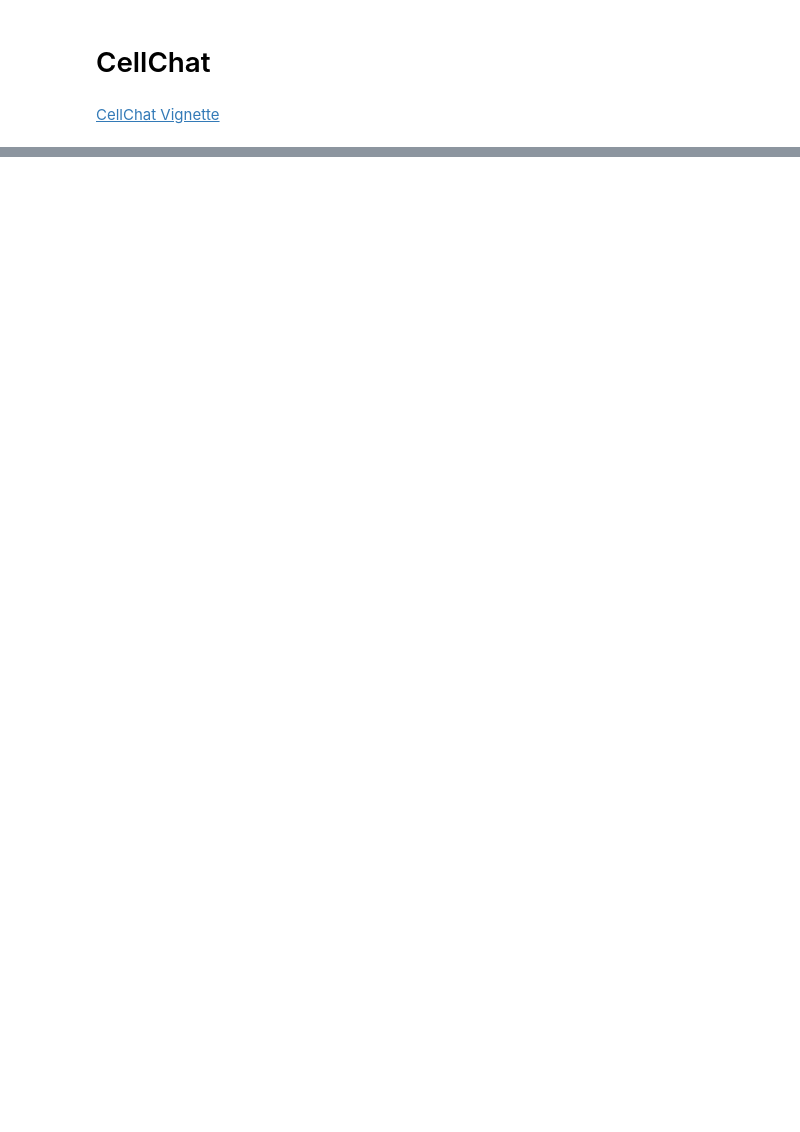
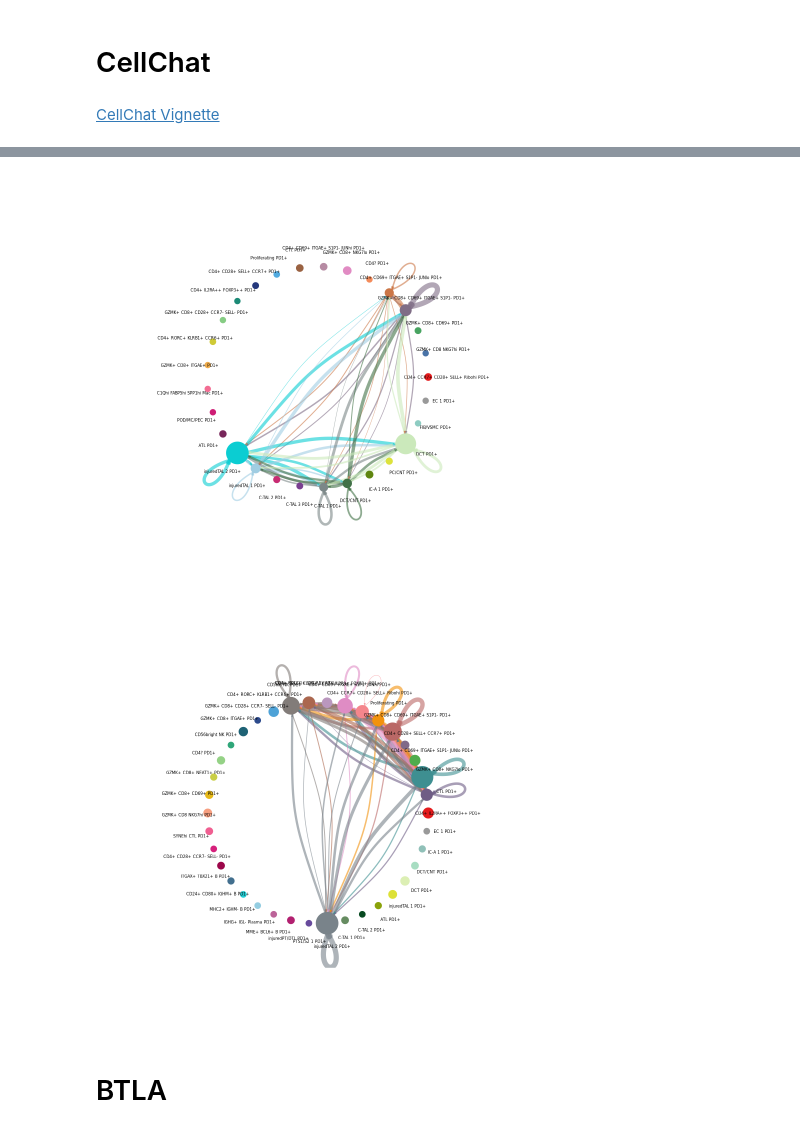
Before and after one commit to siegelna/amp_data, a Jupyter notebook: phase2/cellchat.ipynb, the cells around one changed output, grey strips where cells are left out. Drawn from its saved outputs; the diff is of its cells as text; code cells hidden in the pictures; blank space fills up the shorter version.

```diff
--- a/phase2/cellchat.ipynb
+++ b/phase2/cellchat.ipynb
@@ -160,0 +44,3 @@ Processing pathway: PARs
+# %%
+# Load AMP II data
+obj <- get(load("objects/06.rda"))
@@ -160,0 +84,18 @@ Processing pathway: PARs
+# %%
+## Define the desired number of cells
+desired_number_of_cells <- length(colnames(seu))
+## Subset LN PD1+ cells
+seu <- subset(obj, Stim == "LN" & PD1_identity == "PD1+")
+seu <- SetIdent(seu, value = "PD1")
+# Extract all cell IDs from the Seurat object
+all_cells <- colnames(seu)
+set.seed(42)
+sampled_cells <- sample(all_cells, size = desired_number_of_cells, replace = FALSE)
+
+# Subset to have similar number of cell compared
+test <- subset(x = seu, cells = sampled_cells)
+cellchat_ln <- processCellChat(
+    obj = test,
+    save_path = "objects/cellchat_ln_pd1.rds",
+    search = "Cell-Cell Contact")
+cellchat_ln
@@ -160,0 +118,27 @@ Processing pathway: PARs
+# %%
+# Plot PD1 cell network
+
+cellchat_control <- cleanCellChatNames(cellchat_control)
+groupSize <- as.numeric(table(cellchat_control@idents))
+
+p1 <- netVisual_circle(
+    cellchat_control@net$count,
+    vertex.weight = groupSize,
+    weight.scale = TRUE,
+    vertex.label.cex = 0.4,
+    title.name = "Number of interactions")
+
+cellchat_ln <- cleanCellChatNames(cellchat_ln)
+groupSize <- as.numeric(table(cellchat_ln@idents))
+
+p2 <- netVisual_circle(
+    cellchat_ln@net$count,
+    vertex.weight = groupSize,
+    weight.scale = TRUE,
+    vertex.label.cex = 0.4,
+    title.name = "Number of interactions")
+# %% [output]
+[figure, added]
+[figure, added]
+# %% [markdown]
+# BTLA
```
Also changed, not shown: parts of 38 cells of this notebook, 6 other files.
